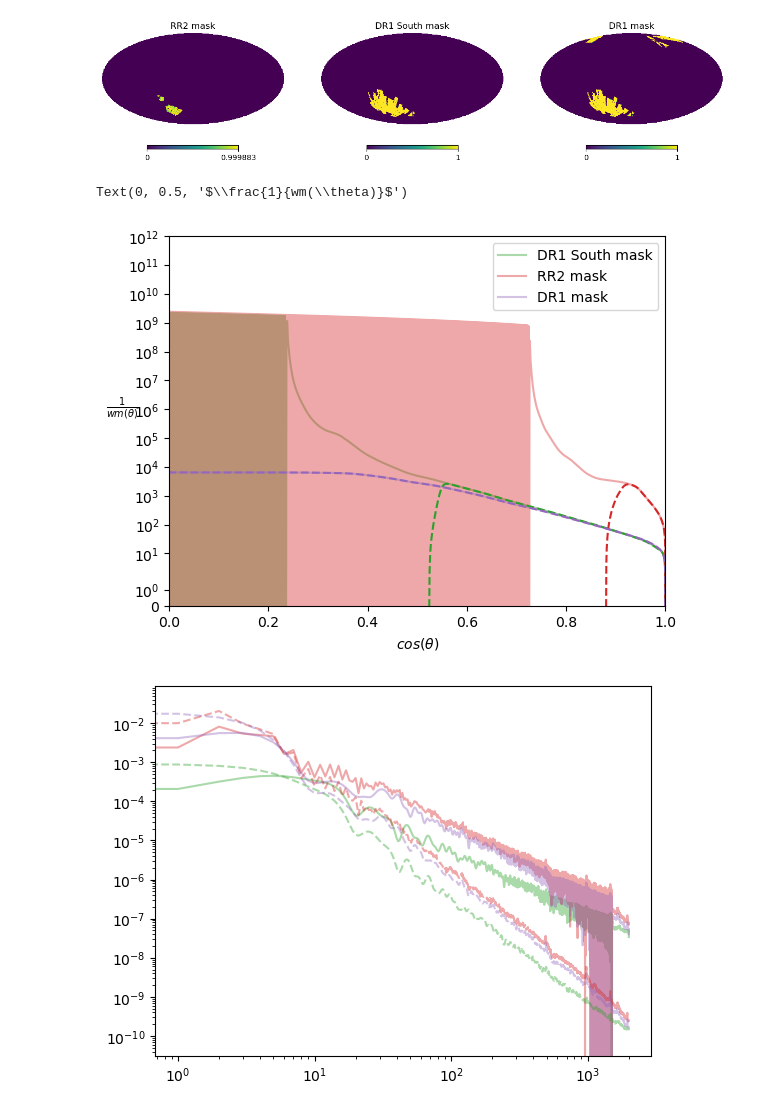
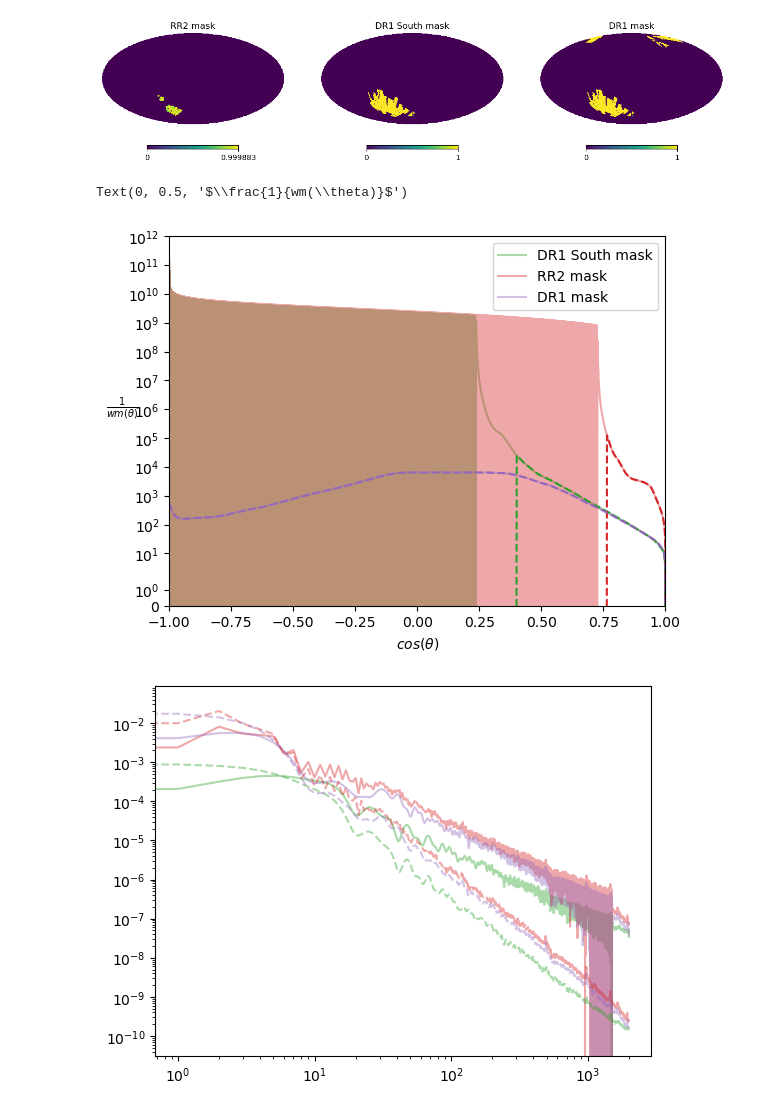
Before and after one commit to JaimeRZP/GLASS_cov_challenge, a Jupyter notebook: unmixing_comparison.ipynb, the cells around one changed output. Cells and saved outputs as stored; diff of their text form; code cells hidden in the pictures.

```diff
--- a/unmixing_comparison.ipynb
+++ b/unmixing_comparison.ipynb
@@ -82,41 +82,48 @@ for m_key in m_keys:
     rr2d_mask_corr[m_key] = 1/_rr2d_wm.T[0]
     dr1_mask_corr[m_key] = 1/_dr1_wm.T[0]
     # Smooth wm
+    rcond = 1e-3
     _patch_wm = _patch_wm.T[0]
-    _patch_wm *= heracles.unmixing.logistic(np.log10(abs(_patch_wm)), x0=-3.5, k=50)
+    cutoff = rcond * np.max(np.abs(_patch_wm))
+    _patch_wm = np.array([1/wi if abs(wi) > cutoff else 0 for wi in _patch_wm])
+    #_patch_wm *= heracles.unmixing.logistic(np.log10(abs(_patch_wm)), x0=-3.5, k=50)
     _rr2d_wm = _rr2d_wm.T[0]
-    _rr2d_wm *= heracles.unmixing.logistic(np.log10(abs(_rr2d_wm)), x0=-3.5, k=50)
+    cutoff = rcond * np.max(np.abs(_rr2d_wm))
+    _rr2d_wm = np.array([1/wi if abs(wi) > cutoff else 0 for wi in _rr2d_wm])
+    #_rr2d_wm *= heracles.unmixing.logistic(np.log10(abs(_rr2d_wm)), x0=-3.5, k=50)
     _dr1_wm = _dr1_wm.T[0]
+    cutoff = rcond * np.max(np.abs(_dr1_wm))
+    _dr1_wm = np.array([1/wi if abs(wi) > cutoff else 0 for wi in _dr1_wm])
     #_dr1_wm *= heracles.unmixing.logistic(np.log10(abs(_dr1_wm)), x0=-3.5, k=50)
     # Save
-    patch_mask_corr_log[m_key] = 1/_patch_wm
-    rr2d_mask_corr_log[m_key] = 1/_rr2d_wm
-    dr1_mask_corr_log[m_key] = 1/_dr1_wm
+    patch_mask_corr_log[m_key] = _patch_wm
+    rr2d_mask_corr_log[m_key] = _rr2d_wm
+    dr1_mask_corr_log[m_key] = _dr1_wm
 # %%
 #fig, ax = plt.subplots(figsize=(8,6))
 f = patch_mask_corr["VIS", "VIS", 1, 1]-patch_mask_corr["VIS", "VIS", 1, 1][-1]
 plt.plot(xvals[::-1], f[::-1], 'C2-', alpha=0.4, label='DR1 South mask')
 f = rr2d_mask_corr["VIS", "VIS", 1, 1]-rr2d_mask_corr["VIS", "VIS", 1, 1][-1]
 plt.plot(xvals[::-1], f[::-1], 'C3-', alpha=0.4, label='RR2 mask')
 f = dr1_mask_corr["VIS", "VIS", 1, 1]-dr1_mask_corr["VIS", "VIS", 1, 1][-1]
 plt.plot(xvals[::-1], f[::-1], 'C4-', alpha=0.4, label='DR1 mask')
 
 f = patch_mask_corr_log["VIS", "VIS", 1, 1]-patch_mask_corr_log["VIS", "VIS", 1, 1][-1]
 plt.plot(xvals, f, 'C2--')
 f = rr2d_mask_corr_log["VIS", "VIS", 1, 1]-rr2d_mask_corr_log["VIS", "VIS", 1, 1][-1]
 plt.plot(xvals, f, 'C3--')
 f = dr1_mask_corr_log["VIS", "VIS", 1, 1]-dr1_mask_corr_log["VIS", "VIS", 1, 1][-1]
 plt.plot(xvals, f, 'C4--')
 
 plt.legend()
 plt.yscale('symlog')
 plt.ylim(0, 1e12)
-plt.xlim(0., 1)
+plt.xlim(-1., 1)
 plt.xlabel(r'$cos(\theta)$')
 plt.ylabel(r'$\frac{1}{wm(\theta)}$', rotation=0)
 # %% [output]
 Text(0, 0.5, '$\\frac{1}{wm(\\theta)}$')
-[figure, old version]
+[figure, new version]
 # %%
 def invert_mixing_matrix(M, rtol=1e-5):
     """
```
Also changed, not shown: parts of 5 cells of this notebook, 3 other files.
